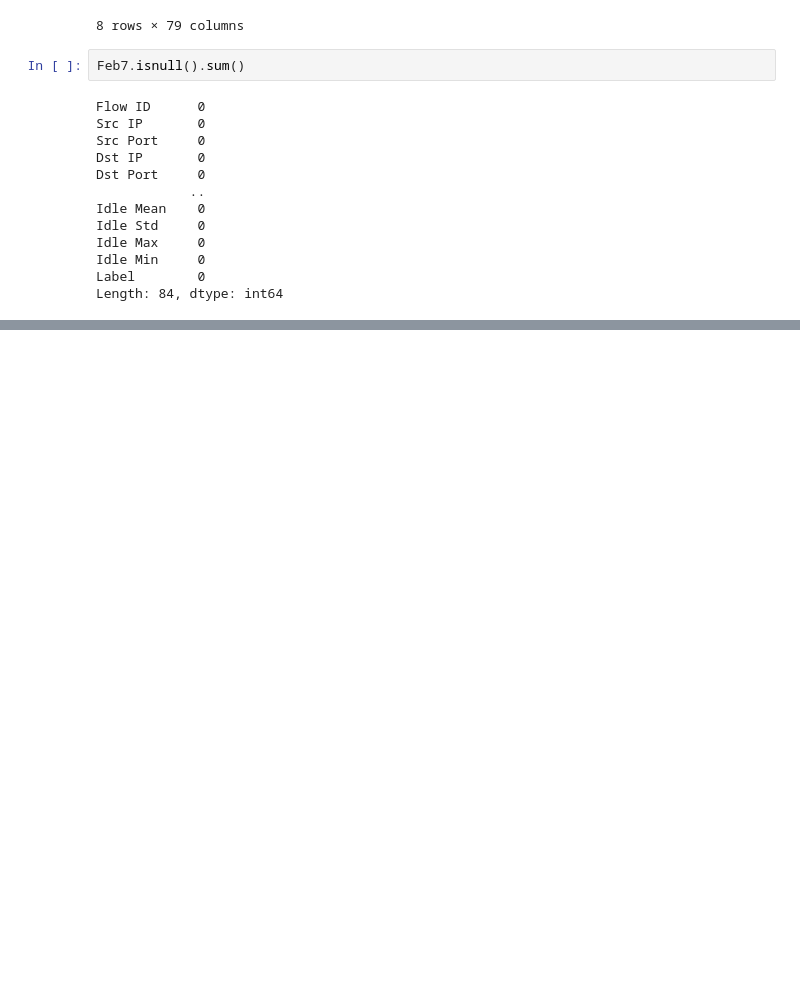
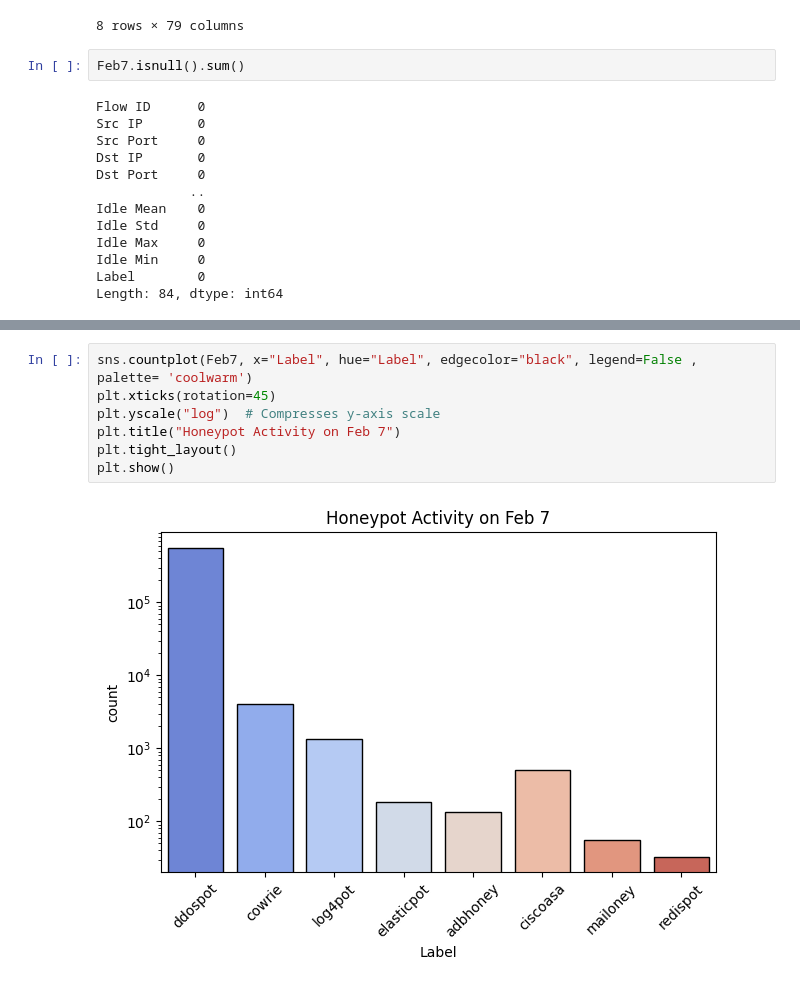
Before and after one commit to Totally-Kyle/The-CyberChase, a Jupyter notebook: EDA.ipynb, the cells around one changed output, grey strips where cells are left out. Saved outputs shown, nothing was run; the diff lists cells and outputs as text; blank space fills up the shorter version.

```diff
--- a/EDA.ipynb
+++ b/EDA.ipynb
@@ -83 +97,10 @@ Length: 84, dtype: int64
+# %%
+sns.countplot(Feb7, x="Label", hue="Label", edgecolor="black", legend=False , palette= 'coolwarm')
+plt.xticks(rotation=45)
+plt.yscale("log")  # Compresses y-axis scale
+plt.title("Honeypot Activity on Feb 7")
+plt.tight_layout()
+plt.show()
+# %% [output]
+[figure, added]
 # %%
```
Also changed, not shown: parts of 3 cells of this notebook.
